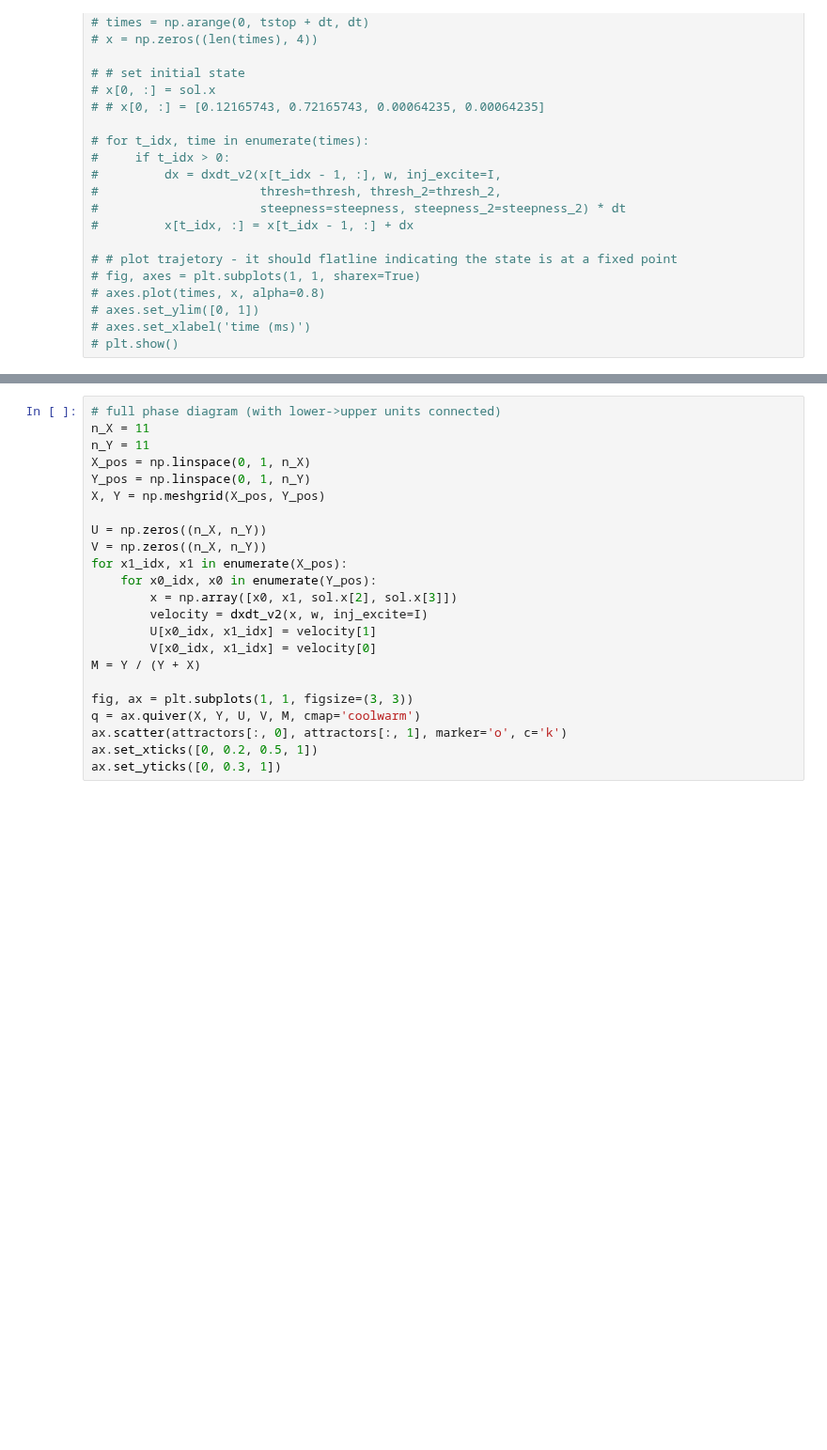
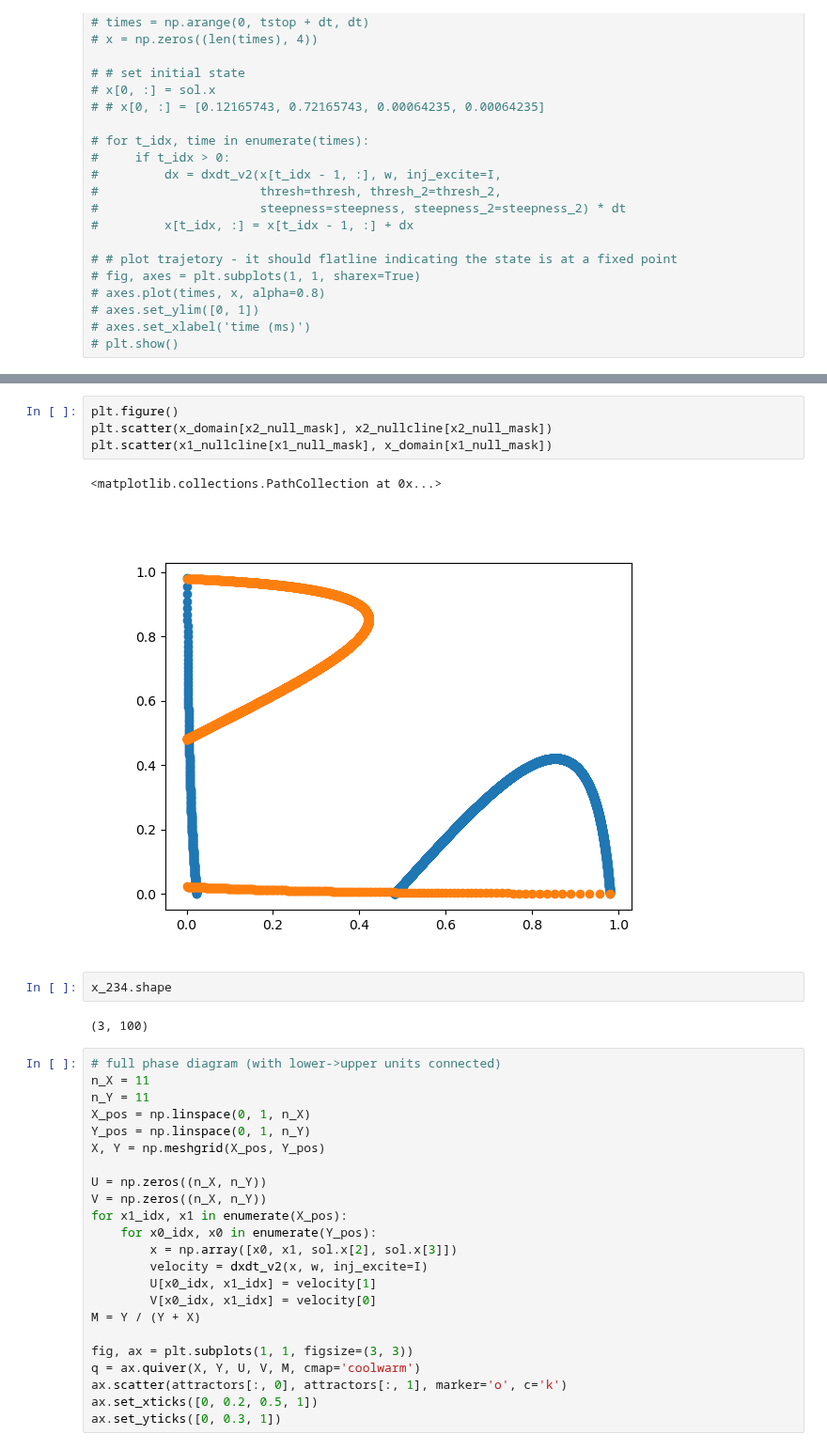
Before and after one commit to rythorpe/dev_detect_wc, a Jupyter notebook: phase_diagram.ipynb, the cells around one changed output, grey strips where cells are left out. Shown at 94% size. Cells and saved outputs as stored; diff of their text form; blank space fills up the shorter version.

```diff
--- a/phase_diagram.ipynb
+++ b/phase_diagram.ipynb
@@ -309,3 +345,14 @@ print(sol_discon.x, sol_discon.nfev, sol_discon.message)
+# %%
+plt.figure()
+plt.scatter(x_domain[x2_null_mask], x2_nullcline[x2_null_mask])
+plt.scatter(x1_nullcline[x1_null_mask], x_domain[x1_null_mask])
+# %% [output]
+<matplotlib.collections.PathCollection at 0x...>
+[figure, added]
+# %%
+x_234.shape
+# %% [output]
+(3, 100)
 # %%
 # full phase diagram (with lower->upper units connected)
 n_X = 11
```
Also changed, not shown: parts of 4 cells of this notebook.
